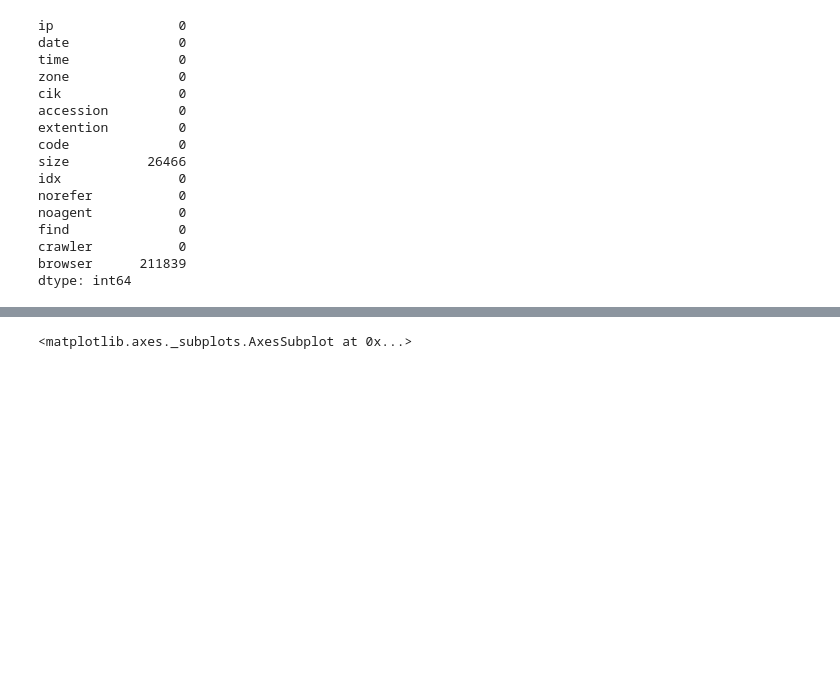
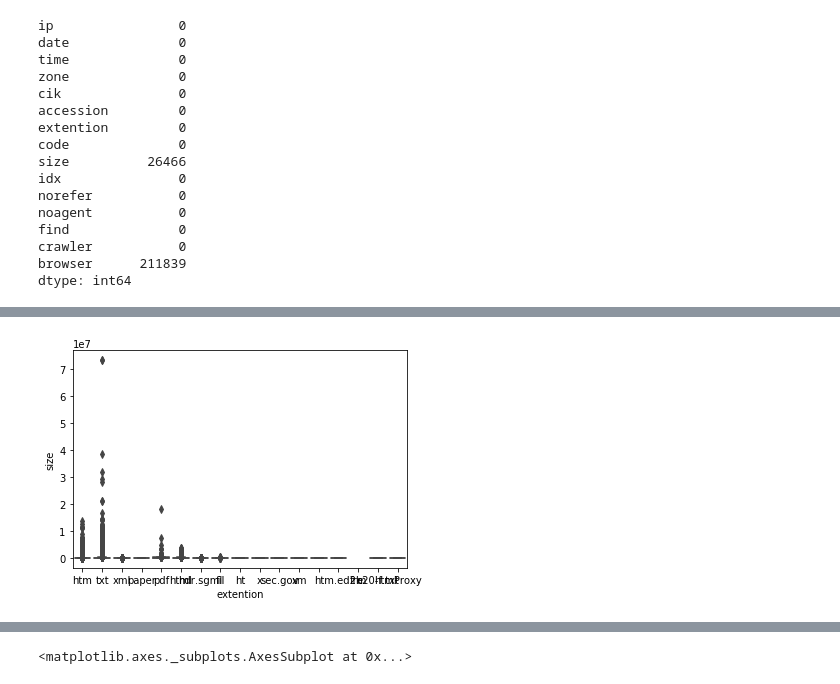
Before and after one commit to aahana-khajanchi/AdavancedDataScience-1, a Jupyter notebook: Assignment1/ADSassignment.ipynb, the cells around one changed output, grey strips where cells are left out. Drawn from its saved outputs; the diff is of its cells as text; code cells hidden in the pictures; blank space fills up the shorter version.

```diff
--- a/Assignment1/ADSassignment.ipynb
+++ b/Assignment1/ADSassignment.ipynb
@@ -115,0 +184,4 @@ data['size'].isnull().sum()
+# %%
+sns.boxplot(x='extention', y='size', data=data);
+# %% [output]
+[figure, added]
```
Also changed, not shown: parts of 19 cells of this notebook.
